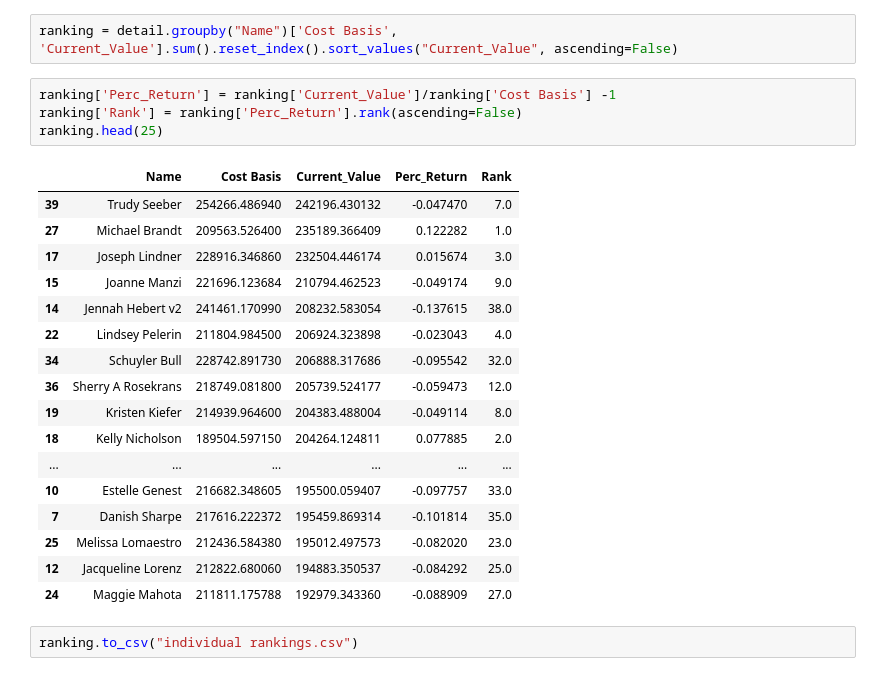
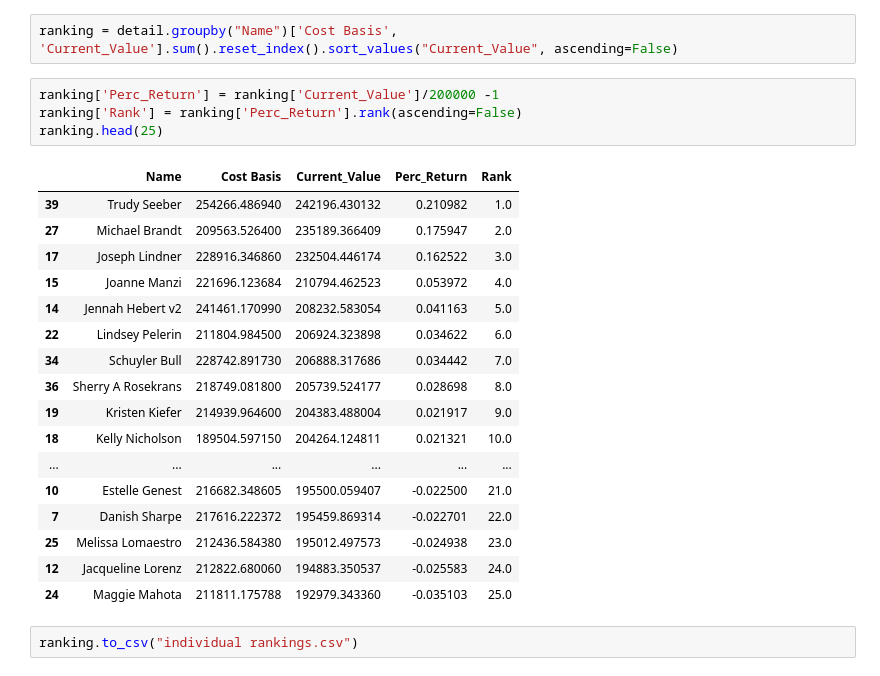
Before and after one commit to bkreis84/Portfolio-Challenge2, a Jupyter notebook: Portfolio Challenge 2020.ipynb, the cells around one changed output. Drawn from its saved outputs; the diff is of its cells as text.

```diff
--- a/Portfolio Challenge 2020.ipynb
+++ b/Portfolio Challenge 2020.ipynb
@@ -209,27 +209,27 @@ detail.to_csv("pt1-detail.csv")
 # %%
 ranking = detail.groupby("Name")['Cost Basis', 'Current_Value'].sum().reset_index().sort_values("Current_Value", ascending=False)
 # %%
-ranking['Perc_Return'] = ranking['Current_Value']/ranking['Cost Basis'] -1
+ranking['Perc_Return'] = ranking['Current_Value']/200000 -1
 ranking['Rank'] = ranking['Perc_Return'].rank(ascending=False)
 ranking.head(25)
 # %% [output]
 |  | Name | Cost Basis | Current_Value | Perc_Return | Rank |
-| 39 | Trudy Seeber | 254266.486940 | 242196.430132 | -0.047470 | 7.0 |
-| 27 | Michael Brandt | 209563.526400 | 235189.366409 | 0.122282 | 1.0 |
-| 17 | Joseph Lindner | 228916.346860 | 232504.446174 | 0.015674 | 3.0 |
-| 15 | Joanne Manzi | 221696.123684 | 210794.462523 | -0.049174 | 9.0 |
-| 14 | Jennah Hebert v2 | 241461.170990 | 208232.583054 | -0.137615 | 38.0 |
-| 22 | Lindsey Pelerin | 211804.984500 | 206924.323898 | -0.023043 | 4.0 |
-| 34 | Schuyler Bull | 228742.891730 | 206888.317686 | -0.095542 | 32.0 |
-| 36 | Sherry A Rosekrans | 218749.081800 | 205739.524177 | -0.059473 | 12.0 |
-| 19 | Kristen Kiefer | 214939.964600 | 204383.488004 | -0.049114 | 8.0 |
-| 18 | Kelly Nicholson | 189504.597150 | 204264.124811 | 0.077885 | 2.0 |
+| 39 | Trudy Seeber | 254266.486940 | 242196.430132 | 0.210982 | 1.0 |
+| 27 | Michael Brandt | 209563.526400 | 235189.366409 | 0.175947 | 2.0 |
+| 17 | Joseph Lindner | 228916.346860 | 232504.446174 | 0.162522 | 3.0 |
+| 15 | Joanne Manzi | 221696.123684 | 210794.462523 | 0.053972 | 4.0 |
+| 14 | Jennah Hebert v2 | 241461.170990 | 208232.583054 | 0.041163 | 5.0 |
+| 22 | Lindsey Pelerin | 211804.984500 | 206924.323898 | 0.034622 | 6.0 |
+| 34 | Schuyler Bull | 228742.891730 | 206888.317686 | 0.034442 | 7.0 |
+| 36 | Sherry A Rosekrans | 218749.081800 | 205739.524177 | 0.028698 | 8.0 |
+| 19 | Kristen Kiefer | 214939.964600 | 204383.488004 | 0.021917 | 9.0 |
+| 18 | Kelly Nicholson | 189504.597150 | 204264.124811 | 0.021321 | 10.0 |
 | ... | ... | ... | ... | ... | ... |
-| 10 | Estelle Genest | 216682.348605 | 195500.059407 | -0.097757 | 33.0 |
-| 7 | Danish Sharpe | 217616.222372 | 195459.869314 | -0.101814 | 35.0 |
-| 25 | Melissa Lomaestro | 212436.584380 | 195012.497573 | -0.082020 | 23.0 |
-| 12 | Jacqueline Lorenz | 212822.680060 | 194883.350537 | -0.084292 | 25.0 |
-| 24 | Maggie Mahota | 211811.175788 | 192979.343360 | -0.088909 | 27.0 |
+| 10 | Estelle Genest | 216682.348605 | 195500.059407 | -0.022500 | 21.0 |
+| 7 | Danish Sharpe | 217616.222372 | 195459.869314 | -0.022701 | 22.0 |
+| 25 | Melissa Lomaestro | 212436.584380 | 195012.497573 | -0.024938 | 23.0 |
+| 12 | Jacqueline Lorenz | 212822.680060 | 194883.350537 | -0.025583 | 24.0 |
+| 24 | Maggie Mahota | 211811.175788 | 192979.343360 | -0.035103 | 25.0 |
 # %%
 ranking.to_csv("individual rankings.csv")
 # %% [markdown]
```
Also changed, not shown: 1 other file.
